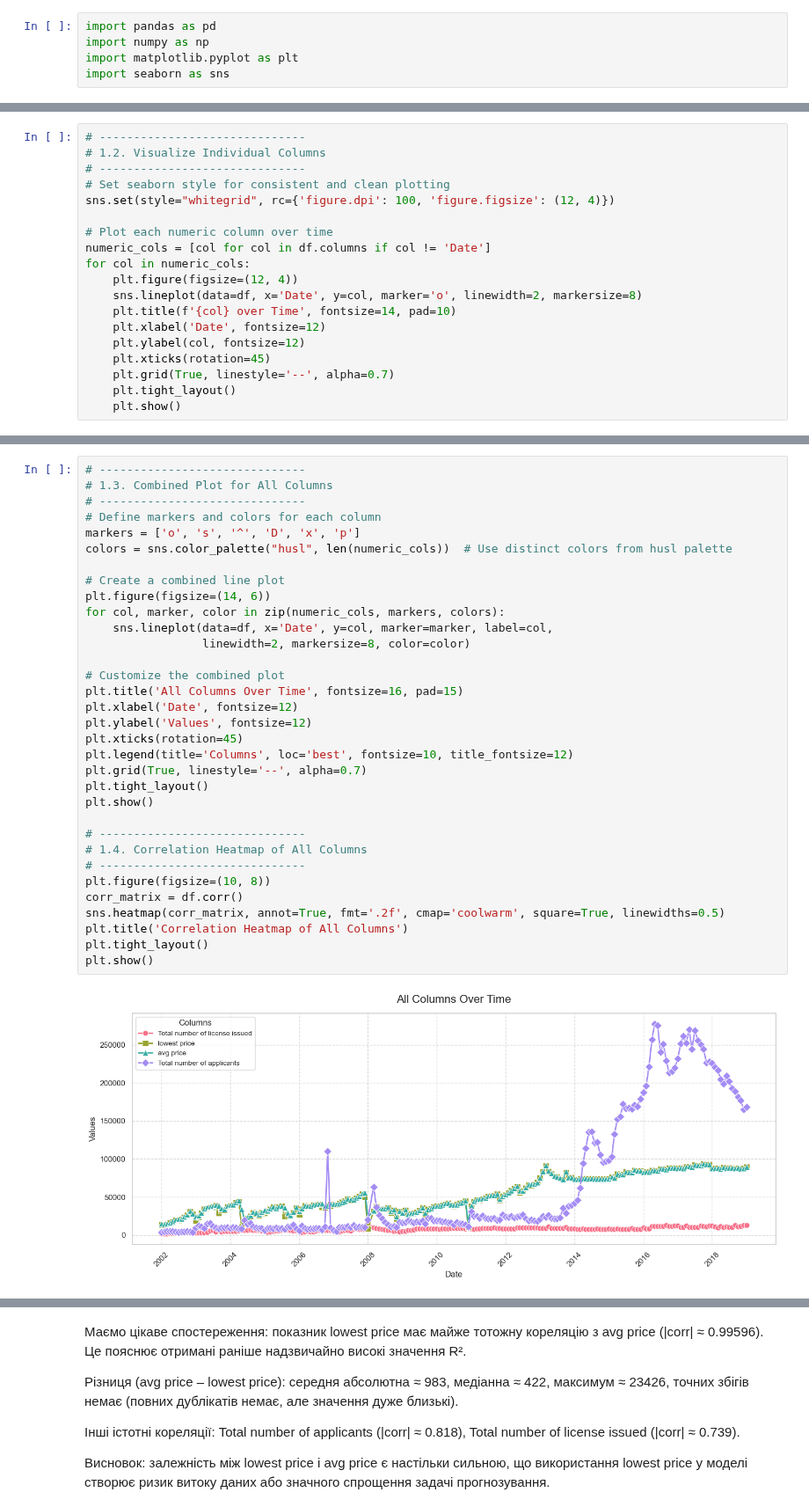
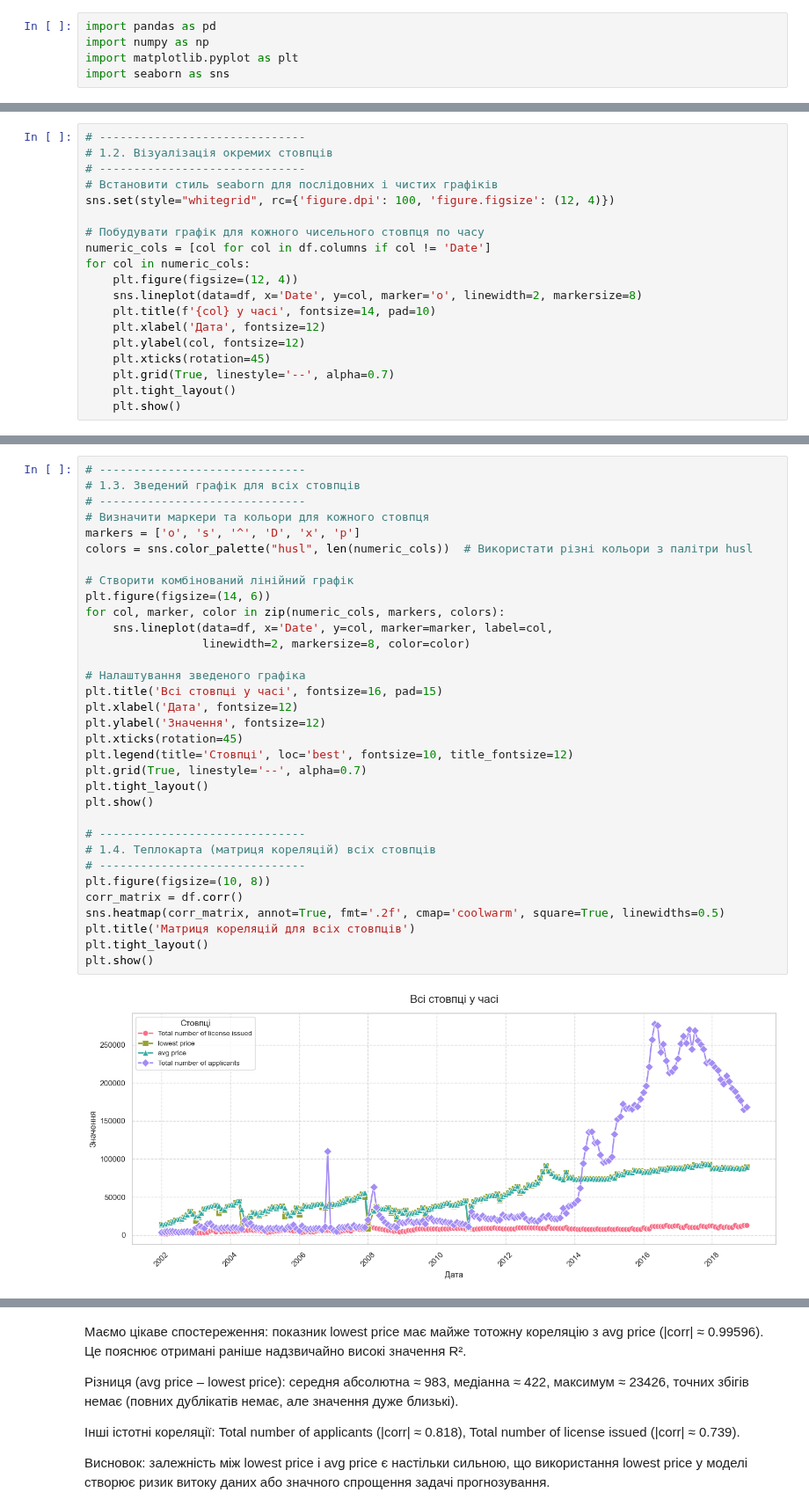
Before and after one commit to Max0Past/Data_Analysis, a Jupyter notebook: lab_2/Shanghai_code.ipynb, the cells around one changed output, grey strips where cells are left out. Shown at 88% size. Saved outputs shown, nothing was run; the diff lists cells and outputs as text.

```diff
--- a/lab_2/Shanghai_code.ipynb
+++ b/lab_2/Shanghai_code.ipynb
@@ -112,17 +118,17 @@ Data columns (total 5 columns):
 # %%
 # ------------------------------
-# 1.2. Visualize Individual Columns
+# 1.2. Візуалізація окремих стовпців
 # ------------------------------
-# Set seaborn style for consistent and clean plotting
+# Встановити стиль seaborn для послідовних і чистих графіків
 sns.set(style="whitegrid", rc={'figure.dpi': 100, 'figure.figsize': (12, 4)})
 
-# Plot each numeric column over time
+# Побудувати графік для кожного чисельного стовпця по часу
 numeric_cols = [col for col in df.columns if col != 'Date']
 for col in numeric_cols:
     plt.figure(figsize=(12, 4))
     sns.lineplot(data=df, x='Date', y=col, marker='o', linewidth=2, markersize=8)
-    plt.title(f'{col} over Time', fontsize=14, pad=10)
-    plt.xlabel('Date', fontsize=12)
+    plt.title(f'{col} у часі', fontsize=14, pad=10)
+    plt.xlabel('Дата', fontsize=12)
     plt.ylabel(col, fontsize=12)
     plt.xticks(rotation=45)
     plt.grid(True, linestyle='--', alpha=0.7)
@@ -136,35 +144,35 @@ for col in numeric_cols:
 # %%
 # ------------------------------
-# 1.3. Combined Plot for All Columns
+# 1.3. Зведений графік для всіх стовпців
 # ------------------------------
-# Define markers and colors for each column
+# Визначити маркери та кольори для кожного стовпця
 markers = ['o', 's', '^', 'D', 'x', 'p']
-colors = sns.color_palette("husl", len(numeric_cols))  # Use distinct colors from husl palette
+colors = sns.color_palette("husl", len(numeric_cols))  # Використати різні кольори з палітри husl
 
-# Create a combined line plot
+# Створити комбінований лінійний графік
 plt.figure(figsize=(14, 6))
 for col, marker, color in zip(numeric_cols, markers, colors):
     sns.lineplot(data=df, x='Date', y=col, marker=marker, label=col,
                  linewidth=2, markersize=8, color=color)
 
-# Customize the combined plot
-plt.title('All Columns Over Time', fontsize=16, pad=15)
-plt.xlabel('Date', fontsize=12)
-plt.ylabel('Values', fontsize=12)
+# Налаштування зведеного графіка
+plt.title('Всі стовпці у часі', fontsize=16, pad=15)
+plt.xlabel('Дата', fontsize=12)
+plt.ylabel('Значення', fontsize=12)
 plt.xticks(rotation=45)
-plt.legend(title='Columns', loc='best', fontsize=10, title_fontsize=12)
+plt.legend(title='Стовпці', loc='best', fontsize=10, title_fontsize=12)
 plt.grid(True, linestyle='--', alpha=0.7)
 plt.tight_layout()
 plt.show()
 
 # ------------------------------
-# 1.4. Correlation Heatmap of All Columns
+# 1.4. Теплокарта (матриця кореляцій) всіх стовпців
 # ------------------------------
 plt.figure(figsize=(10, 8))
 corr_matrix = df.corr()
 sns.heatmap(corr_matrix, annot=True, fmt='.2f', cmap='coolwarm', square=True, linewidths=0.5)
-plt.title('Correlation Heatmap of All Columns')
+plt.title('Матриця кореляцій для всіх стовпців')
 plt.tight_layout()
 plt.show()
 # %% [output]
-[figure, old version]
+[figure, new version]
```
Also changed, not shown: parts of 18 cells of this notebook.
